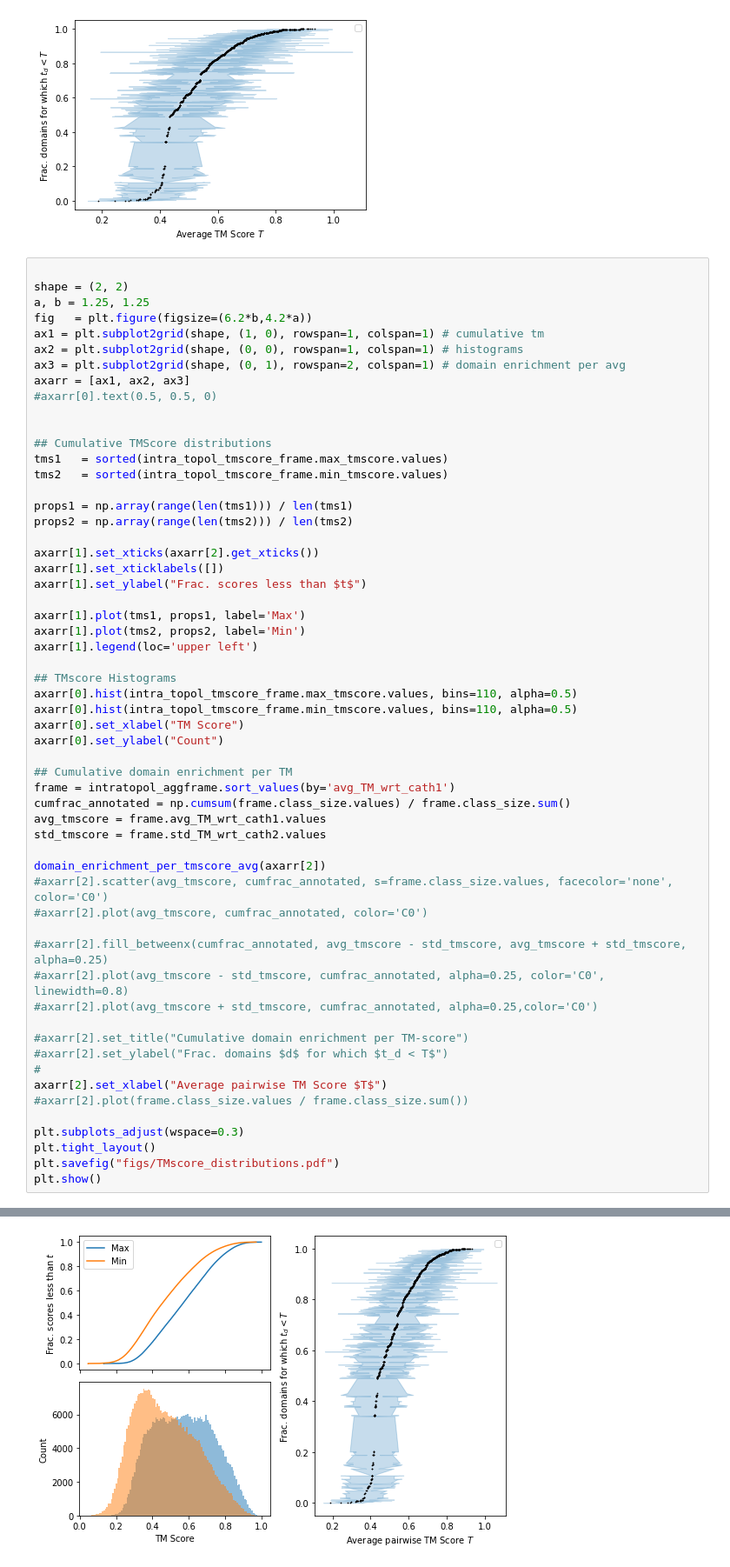
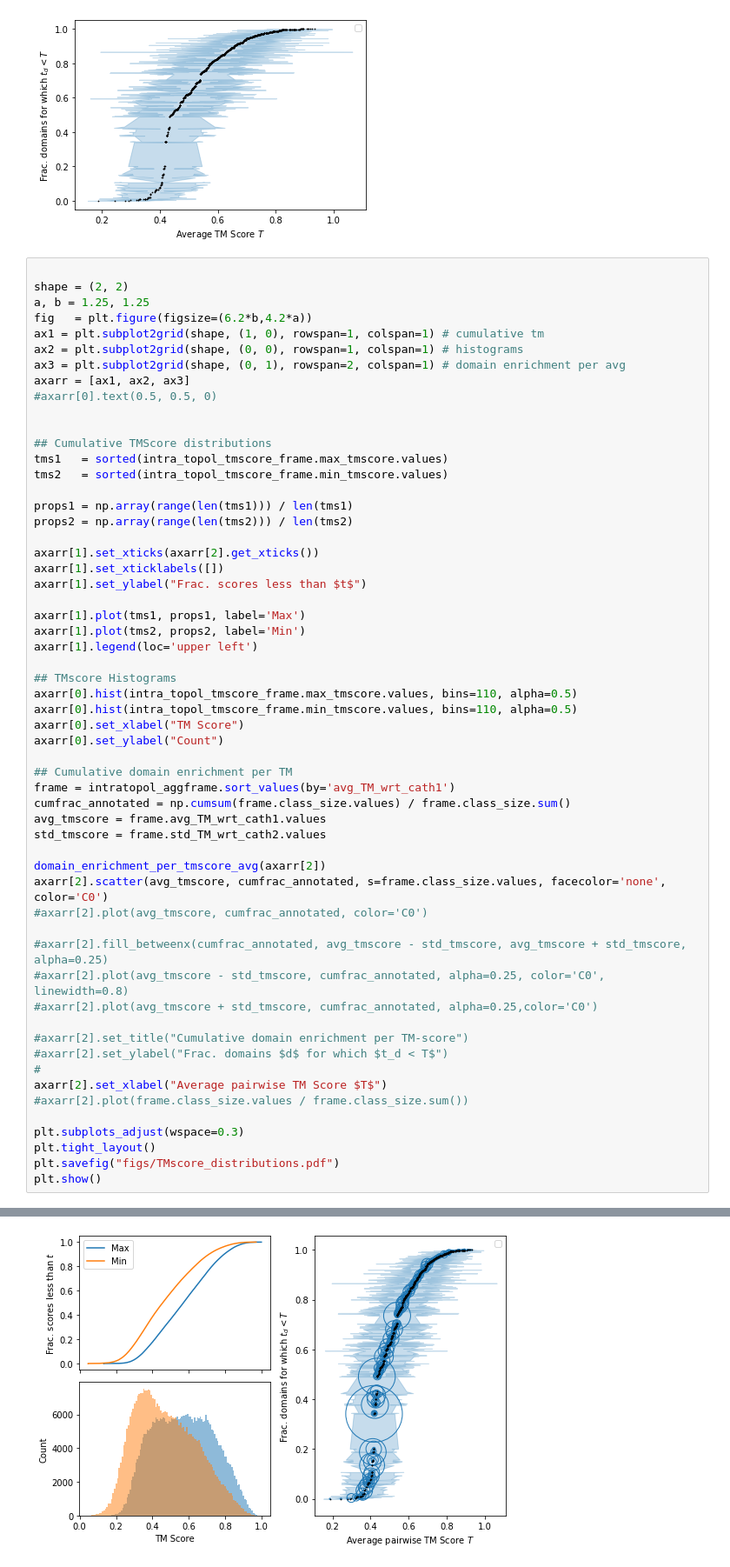
Before and after one commit to VGligorijevic/ProteinUniverse, a Jupyter notebook: ipynb/cath-classes.ipynb, the cells around one changed output, grey strips where cells are left out. Shown: that part at 87% size. Saved outputs shown, nothing was run; the diff lists cells and outputs as text.

```diff
--- a/ipynb/cath-classes.ipynb
+++ b/ipynb/cath-classes.ipynb
@@ -285,32 +285,32 @@ axarr[1].legend(loc='upper left')
 axarr[0].hist(intra_topol_tmscore_frame.max_tmscore.values, bins=110, alpha=0.5)
 axarr[0].hist(intra_topol_tmscore_frame.min_tmscore.values, bins=110, alpha=0.5)
 axarr[0].set_xlabel("TM Score")
 axarr[0].set_ylabel("Count")
 
 ## Cumulative domain enrichment per TM
 frame = intratopol_aggframe.sort_values(by='avg_TM_wrt_cath1')
 cumfrac_annotated = np.cumsum(frame.class_size.values) / frame.class_size.sum()
 avg_tmscore = frame.avg_TM_wrt_cath1.values
 std_tmscore = frame.std_TM_wrt_cath2.values
 
 domain_enrichment_per_tmscore_avg(axarr[2])
-#axarr[2].scatter(avg_tmscore, cumfrac_annotated, s=frame.class_size.values, facecolor='none', color='C0')
+axarr[2].scatter(avg_tmscore, cumfrac_annotated, s=frame.class_size.values, facecolor='none', color='C0')
 #axarr[2].plot(avg_tmscore, cumfrac_annotated, color='C0')
 
 #axarr[2].fill_betweenx(cumfrac_annotated, avg_tmscore - std_tmscore, avg_tmscore + std_tmscore, alpha=0.25)
 #axarr[2].plot(avg_tmscore - std_tmscore, cumfrac_annotated, alpha=0.25, color='C0', linewidth=0.8)
 #axarr[2].plot(avg_tmscore + std_tmscore, cumfrac_annotated, alpha=0.25,color='C0')
 
 #axarr[2].set_title("Cumulative domain enrichment per TM-score")
 #axarr[2].set_ylabel("Frac. domains $d$ for which $t_d < T$")
 #
 axarr[2].set_xlabel("Average pairwise TM Score $T$")
 #axarr[2].plot(frame.class_size.values / frame.class_size.sum())
 
 plt.subplots_adjust(wspace=0.3)
 plt.tight_layout()
 plt.savefig("figs/TMscore_distributions.pdf")
 plt.show()
 # %% [output]
 No handles with labels found to put in legend.
-[figure, old version]
+[figure, new version]
```
Also changed, not shown: parts of 2 cells of this notebook, 3 other files.
